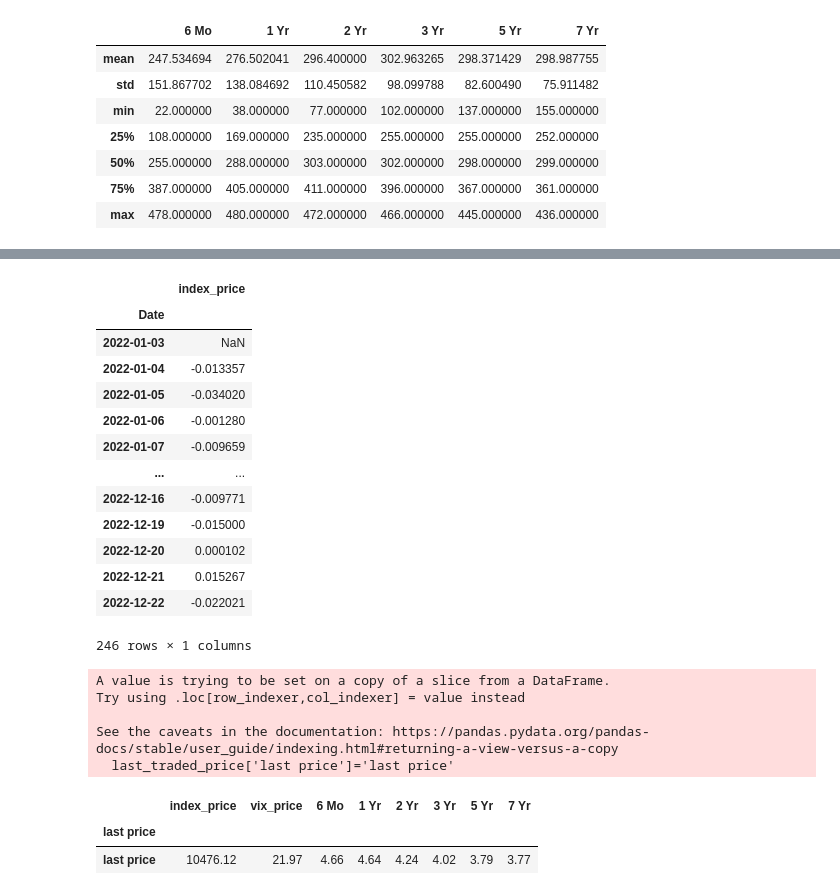
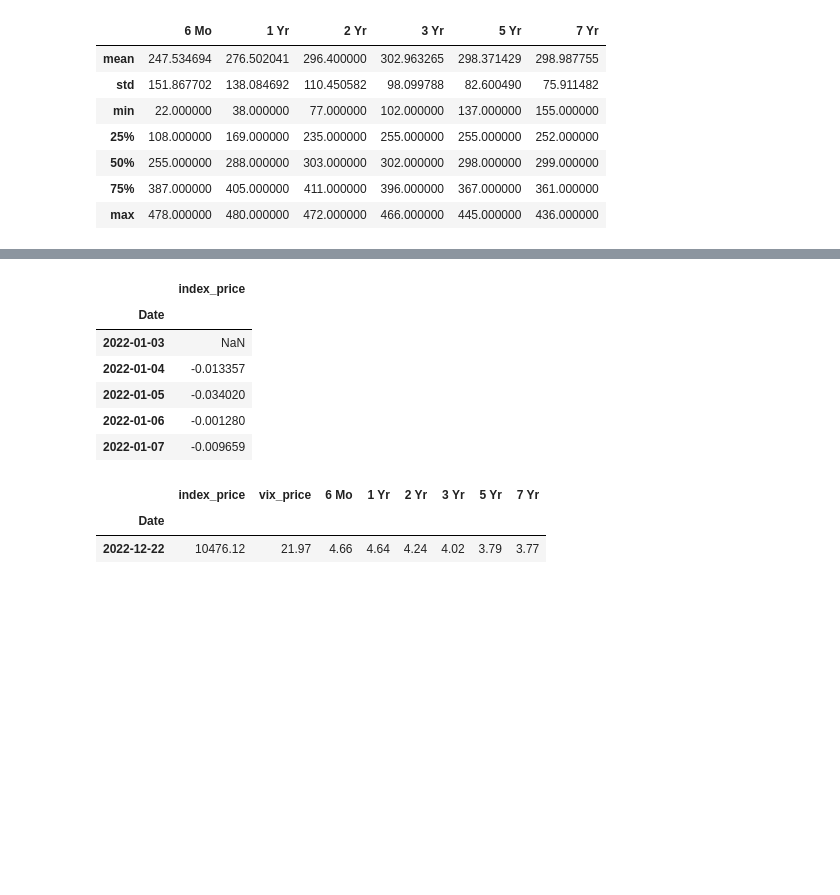
Before and after one commit to AMAYadav/PROJECTS-, a Jupyter notebook: market_risk_02_methods.ipynb, the cells around one changed output, grey strips where cells are left out. Cells and saved outputs as stored; diff of their text form; code cells hidden in the pictures; blank space fills up the shorter version.

```diff
--- a/market_risk_02_methods.ipynb
+++ b/market_risk_02_methods.ipynb
@@ -104,39 +78,25 @@ vix_returns
 # %%
 nasdaq=yf.download('^IXIC',start=df.index[0],end=df.index[-1],progress=False)[['Adj Close']].round(2)
 nasdaq.rename(columns={'Adj Close': 'index_price'}, inplace=True)
 nasdaq_returns=np.log(nasdaq/nasdaq.shift(1))
 nasdaq_returns.rename(columns={'Adj Close': 'index_returns'}, inplace=True)
-nasdaq_returns
+nasdaq_returns.head()
 # %% [output]
 |  | index_price |
 | Date |  |
 | 2022-01-03 | NaN |
 | 2022-01-04 | -0.013357 |
 | 2022-01-05 | -0.034020 |
 | 2022-01-06 | -0.001280 |
 | 2022-01-07 | -0.009659 |
-| ... | ... |
-| 2022-12-16 | -0.009771 |
-| 2022-12-19 | -0.015000 |
-| 2022-12-20 | 0.000102 |
-| 2022-12-21 | 0.015267 |
-| 2022-12-22 | -0.022021 |
-246 rows × 1 columns
 # %%
 from operator import truediv
 final=pd.merge(nasdaq,vix,on='Date').merge(df,how='left',on='Date').dropna()
 last_traded_price=final.iloc[[-1]]
-last_traded_price.reset_index(drop=True,inplace=True)
-last_traded_price['last price']='last price'
-last_traded_price.set_index('last price')
+last_traded_price
 # %% [output]
-A value is trying to be set on a copy of a slice from a DataFrame.
-Try using .loc[row_indexer,col_indexer] = value instead
-
-See the caveats in the documentation: https://pandas.pydata.org/pandas-docs/stable/user_guide/indexing.html#returning-a-view-versus-a-copy
-  last_traded_price['last price']='last price'
 |  | index_price | vix_price | 6 Mo | 1 Yr | 2 Yr | 3 Yr | 5 Yr | 7 Yr |
-| last price |  |  |  |  |  |  |  |  |
-| last price | 10476.12 | 21.97 | 4.66 | 4.64 | 4.24 | 4.02 | 3.79 | 3.77 |
+| Date |  |  |  |  |  |  |  |  |
+| 2022-12-22 | 10476.12 | 21.97 | 4.66 | 4.64 | 4.24 | 4.02 | 3.79 | 3.77 |
 # %%
 final_returns=pd.merge(nasdaq_returns,vix_returns,on='Date').merge(np.log(df/df.shift(1)),how='left',on='Date').dropna()
```
Also changed, not shown: parts of 8 cells of this notebook.
